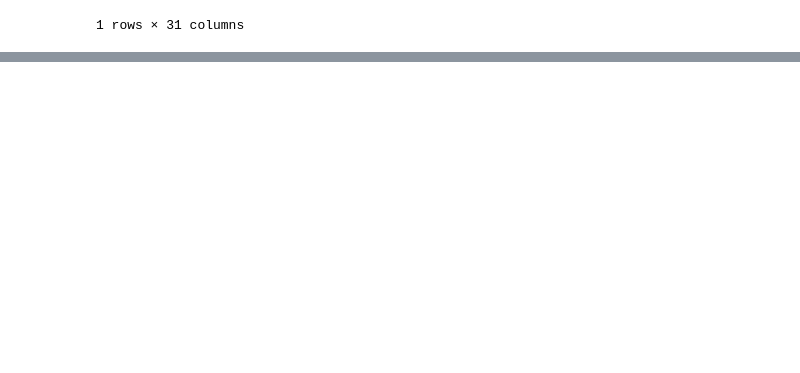
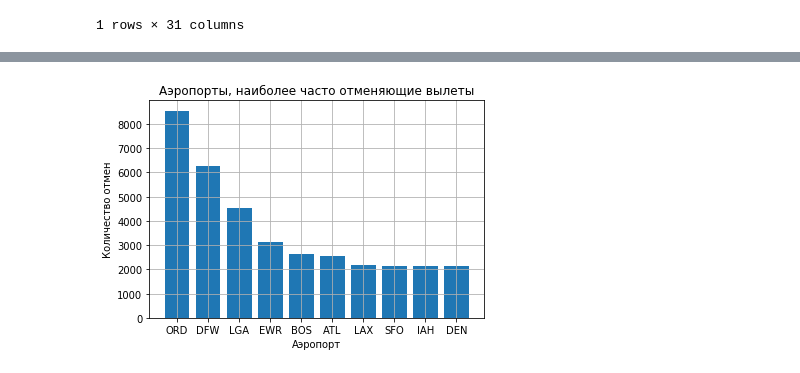
Before and after one commit to pyltsin/ipynb, a Jupyter notebook: otus/5 (визуализация данных)/exercises/part2.ipynb, the cells around one changed output, grey strips where cells are left out. Drawn from its saved outputs; the diff is of its cells as text; code cells hidden in the pictures; blank space fills up the shorter version.

```diff
--- a/otus/5 (визуализация данных)/exercises/part2.ipynb
+++ b/otus/5 (визуализация данных)/exercises/part2.ipynb
@@ -121,0 +278,2 @@ memory usage: 1.3+ GB
+# %%
+airport = df.groupby('ORIGIN_AIRPORT').sum().sort_values('CANCELLED', ascending= False).head(10)
@@ -121,0 +296,8 @@ memory usage: 1.3+ GB
+# %%
+plt.bar(x = airport.index , height= airport['CANCELLED'])
+plt.xlabel('Аэропорт')
+plt.ylabel('Количество отмен')
+plt.title('Аэропорты, наиболее часто отменяющие вылеты')
+plt.grid()
+# %% [output]
+[figure, added]
```
Also changed, not shown: parts of 59 cells of this notebook, 1 other file.
